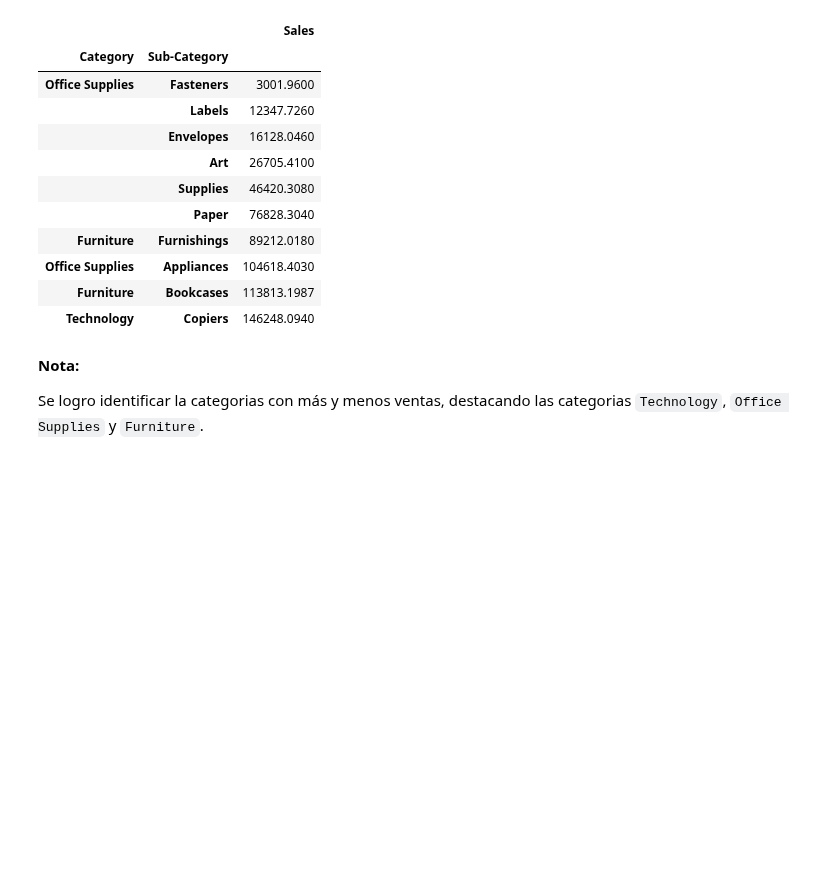
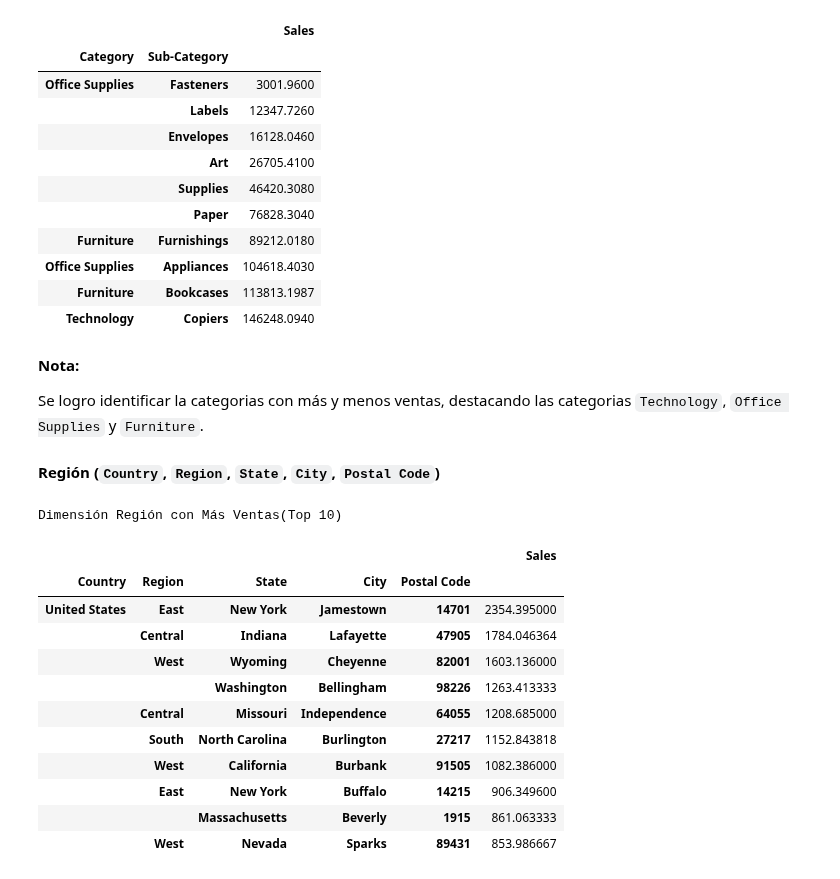
Before and after one commit to SaitoM17/superstore_sales, a Jupyter notebook: notebooks/objetivo_proyecto.ipynb, the cells around one changed output. Drawn from its saved outputs; the diff is of its cells as text; code cells hidden in the pictures; blank space fills up the shorter version.

Commit message:
feat: Dimensión de región Top 10 con más y menos ventas

```diff
--- a/notebooks/objetivo_proyecto.ipynb
+++ b/notebooks/objetivo_proyecto.ipynb
@@ -356,3 +356,36 @@ Dimensión Categorias con Menos Ventas(Top 10)
 **Nota:**
 
 Se logro identificar la categorias con más y menos ventas, destacando las categorias `Technology`, `Office Supplies` y `Furniture`.
+# %% [markdown]
+**Región (``Country``, ``Region``, ``State``, ``City``, ``Postal Code``)**
+# %%
+dimensiones_region = pd.pivot_table(
+    data=df_store_sales,
+    values='Sales',
+    index=['Country', 'Region', 'State', 'City', 'Postal Code']
+)
+
+# Ordenar DF
+dimensiones_region_desc = dimensiones_region.sort_values(by='Sales', ascending=False)
+dimensiones_region_asc = dimensiones_region.sort_values(by='Sales', ascending=True)
+
+# Top
+dimensiones_region_top_10_mas = dimensiones_region_desc.head(10)
+dimensiones_region_top_10_menos = dimensiones_region_asc.head(10)
+# %%
+print(f'Dimensión Región con Más Ventas(Top 10)')
+dimensiones_region_top_10_mas
+# %% [output]
+Dimensión Región con Más Ventas(Top 10)
+|  |  |  |  |  | Sales |
+| Country | Region | State | City | Postal Code |  |
+| United States | East | New York | Jamestown | 14701 | 2354.395000 |
+|  | Central | Indiana | Lafayette | 47905 | 1784.046364 |
+|  | West | Wyoming | Cheyenne | 82001 | 1603.136000 |
+|  |  | Washington | Bellingham | 98226 | 1263.413333 |
+|  | Central | Missouri | Independence | 64055 | 1208.685000 |
+|  | South | North Carolina | Burlington | 27217 | 1152.843818 |
+|  | West | California | Burbank | 91505 | 1082.386000 |
+|  | East | New York | Buffalo | 14215 | 906.349600 |
+|  |  | Massachusetts | Beverly | 1915 | 861.063333 |
+|  | West | Nevada | Sparks | 89431 | 853.986667 |
```
Also changed, not shown: parts of 1 cell of this notebook.
